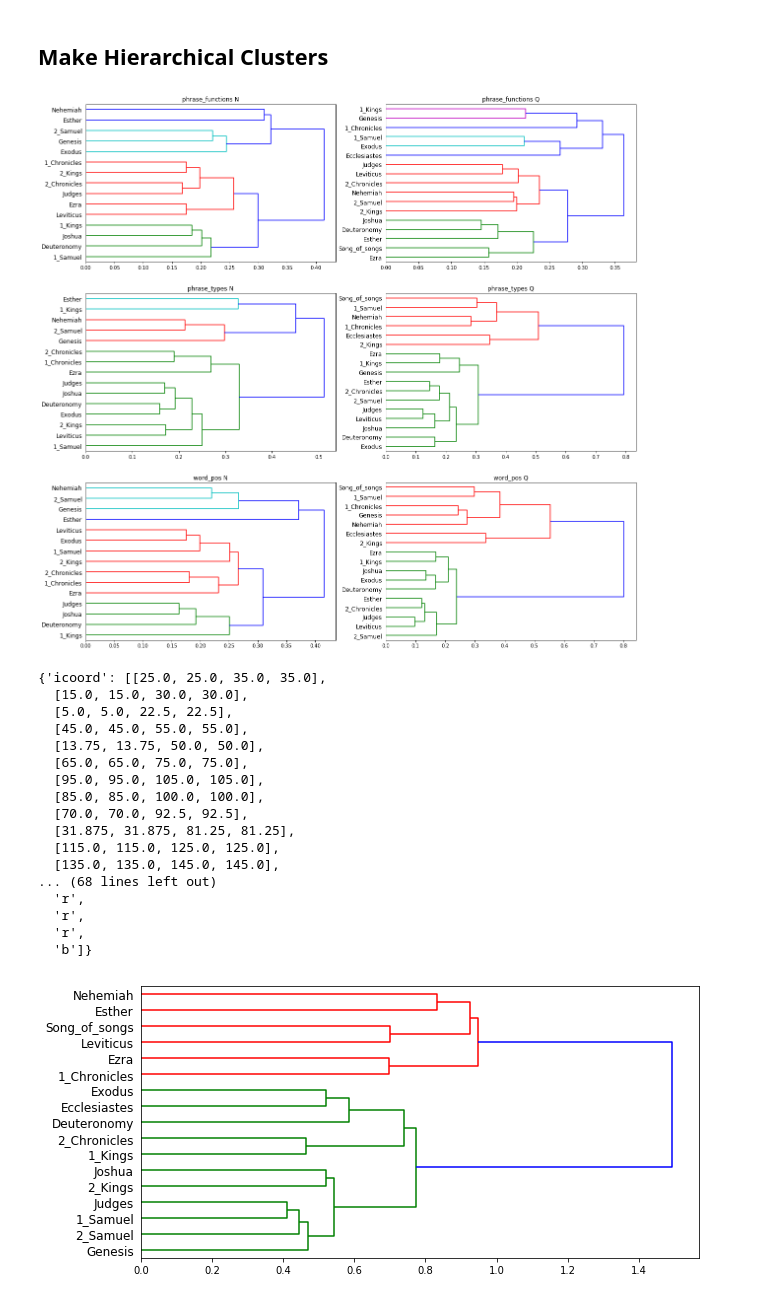
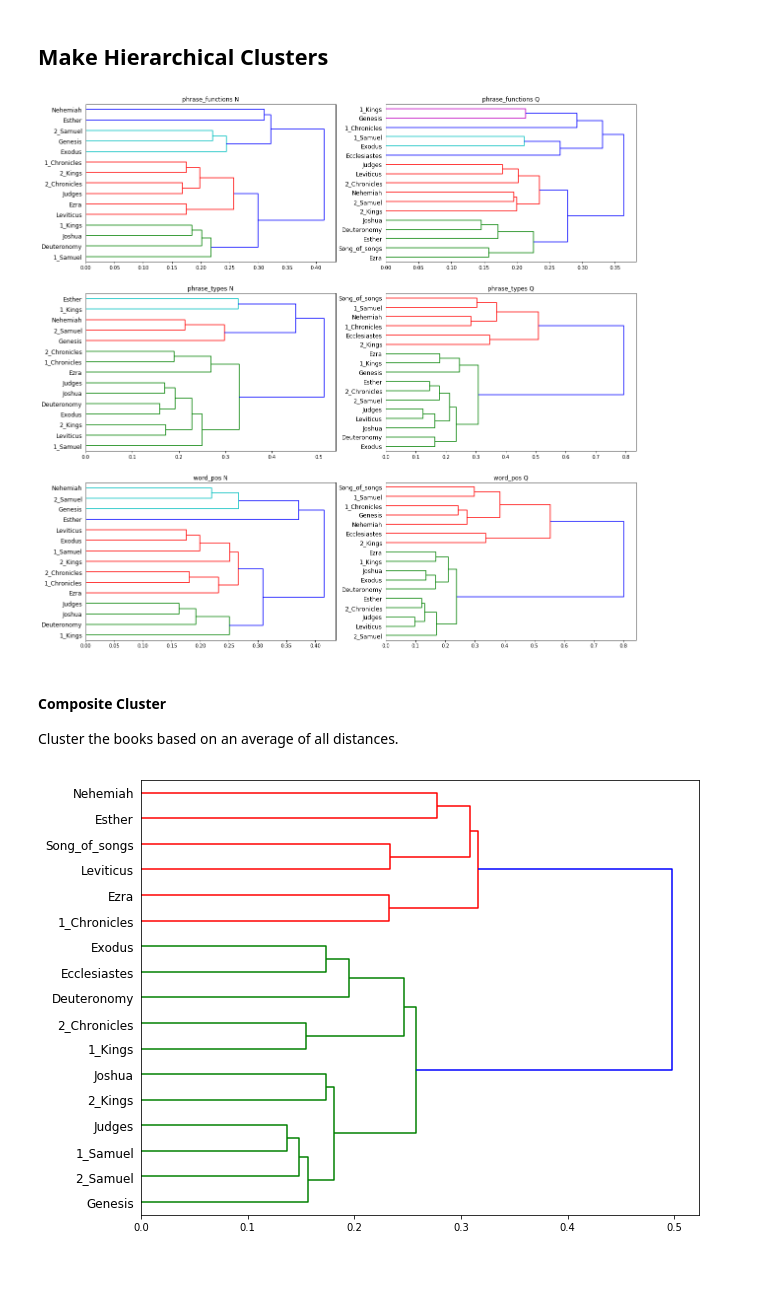
Before and after one commit to ETCBC/Probabilistic_Language_Change, a Jupyter notebook: analysis.ipynb, the cells around one changed output. Saved outputs shown, nothing was run; the diff lists cells and outputs as text; code cells hidden in the pictures; blank space fills up the shorter version.

```diff
--- a/analysis.ipynb
+++ b/analysis.ipynb
@@ -534,37 +536,30 @@ for f in features:
         plt.gca().set_title(f+" "+d)
         i = i +1
 
-plt.savefig('/Users/cody/Desktop/hierarchies.png', dpi=300)
 plt.show()
-
-#Overall
-mean_distance = dataset_distance['phrase_functions']['N'].fillna(0)
-for f in features:
-    for d in domain:
-        if not f == 'phrase_functions' and not d == "N":
-            dm = dataset_distance[f][d]
-            mean_distance = mean_distance.add(dm, fill_value = 0)
-
-plt.figure(101, figsize = (10,5))
-Z = linkageFunction(mean_distance, "ward")
-hierarchy.dendrogram(Z,labels=mean_distance.columns, orientation = "right")
 # %% [output]
 [figure]
-{'icoord': [[25.0, 25.0, 35.0, 35.0],
-  [15.0, 15.0, 30.0, 30.0],
-  [5.0, 5.0, 22.5, 22.5],
-  [45.0, 45.0, 55.0, 55.0],
-  [13.75, 13.75, 50.0, 50.0],
-  [65.0, 65.0, 75.0, 75.0],
-  [95.0, 95.0, 105.0, 105.0],
-  [85.0, 85.0, 100.0, 100.0],
-  [70.0, 70.0, 92.5, 92.5],
-  [31.875, 31.875, 81.25, 81.25],
-  [115.0, 115.0, 125.0, 125.0],
-  [135.0, 135.0, 145.0, 145.0],
-... (68 lines left out)
-  'r',
-  'r',
-  'r',
-  'b']}
-[figure, removed]
+# %% [markdown]
+#### Composite Cluster
+
+Cluster the books based on an average of all distances.
+# %%
+# overall
+mean_distance = dataset_distance['phrase_functions']['N'].fillna(0) # average
+n = 1
+
+for f in features:
+    for d in domain:
+        if not f == 'phrase_functions' and not d == "N":
+            dm = dataset_distance[f][d]
+            mean_distance = mean_distance.add(dm, fill_value = 0)
+            n += 1
+
+mean_distance = mean_distance.div(n) # normalize
+
+plt.figure(101, figsize = (10,8))
+Z = linkageFunction(mean_distance, "ward")
+hierarchy.dendrogram(Z, labels=mean_distance.columns, orientation="right")
+plt.show()
+# %% [output]
+[figure, added]
```
Also changed, not shown: parts of 19 cells of this notebook, 1 other file.
